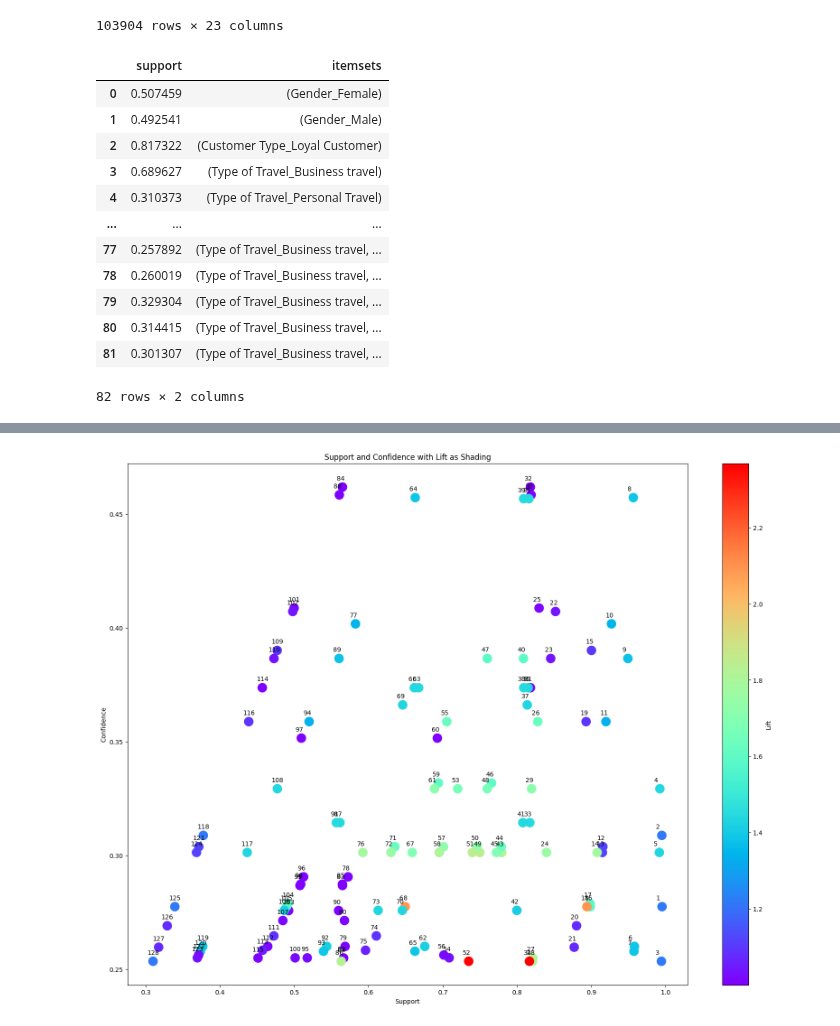
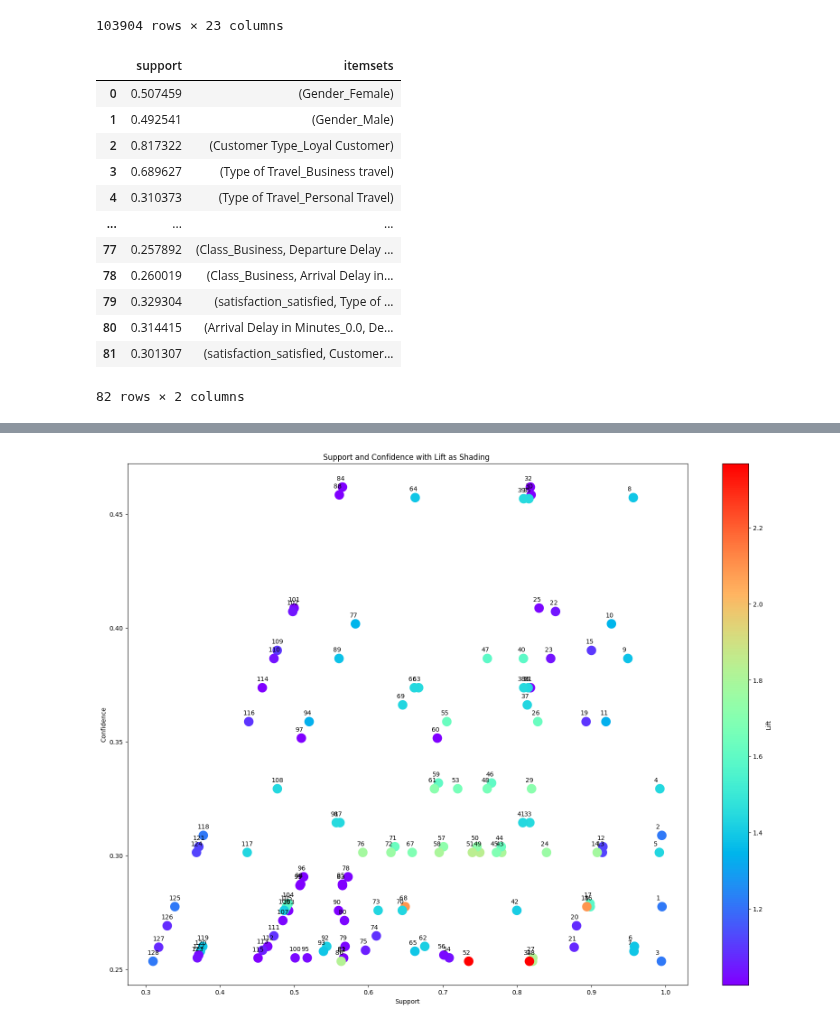
Before and after one commit to norhanreda/Air-line-passenger-satisfaction, a Jupyter notebook: models/aprori.ipynb, the cells around one changed output, grey strips where cells are left out. Drawn from its saved outputs; the diff is of its cells as text; code cells hidden in the pictures.

```diff
--- a/models/aprori.ipynb
+++ b/models/aprori.ipynb
@@ -9,13 +9,13 @@ from mlxtend.frequent= patterns import apriori , association= rules
 from sklearn.preprocessing import LabelEncoder
 # %%
-train =  pd.read= csv( ../train.csv )
-test =  pd.read= csv( ../test.csv )
+train =  pd.read_csv('../train.csv')
+test =  pd.read_csv('../test.csv')
 
-print( Train data shape: , train.shape)
-print( Test data shape: , test.shape)
+print('Train data shape:' , train.shape)
+print('Test data shape:' , test.shape)
 
-train.drop(columns=[ Unnamed: 0 , id ],inplace = True)
-test.drop(columns=[ Unnamed: 0 , id ],inplace = True)
+train.drop(columns=['Unnamed: 0','id'],inplace = True)
+test.drop(columns=['Unnamed: 0','id'],inplace = True)
 # X = train.drop( satisfaction , axis=1)
 X = train
 train
@@ -38,25 +38,25 @@ Test data shape: (25976, 25)
 # %%
 for i in X.columns:
     X[i] = X[i].astype( str )
 
 # change the categorical data to one hot encoded different columns
 # as the apriori algorithm takes only numerical data
-train= encoded = pd.get= dummies(X)
+train_encoded = pd.get_dummies(X)
 
-frequent= itemsets = apriori(train= encoded, min= support=0.25, use= colnames=True)
+frequent_itemsets = apriori(train_encoded, min_support=0.25, use_colnames=True)
 
-frequent= itemsets
+frequent_itemsets
 # %% [output]
 |  | support | itemsets |
 | 0 | 0.507459 | (Gender_Female) |
 | 1 | 0.492541 | (Gender_Male) |
 | 2 | 0.817322 | (Customer Type_Loyal Customer) |
 | 3 | 0.689627 | (Type of Travel_Business travel) |
 | 4 | 0.310373 | (Type of Travel_Personal Travel) |
 | ... | ... | ... |
-| 77 | 0.257892 | (Type of Travel_Business travel, ... |
-| 78 | 0.260019 | (Type of Travel_Business travel, ... |
-| 79 | 0.329304 | (Type of Travel_Business travel, ... |
-| 80 | 0.314415 | (Type of Travel_Business travel, ... |
-| 81 | 0.301307 | (Type of Travel_Business travel, ... |
+| 77 | 0.257892 | (Class_Business, Departure Delay ... |
+| 78 | 0.260019 | (Class_Business, Arrival Delay in... |
+| 79 | 0.329304 | (satisfaction_satisfied, Type of ... |
+| 80 | 0.314415 | (Arrival Delay in Minutes_0.0, De... |
+| 81 | 0.301307 | (satisfaction_satisfied, Customer... |
 82 rows × 2 columns
```
Also changed, not shown: parts of 9 cells of this notebook.
